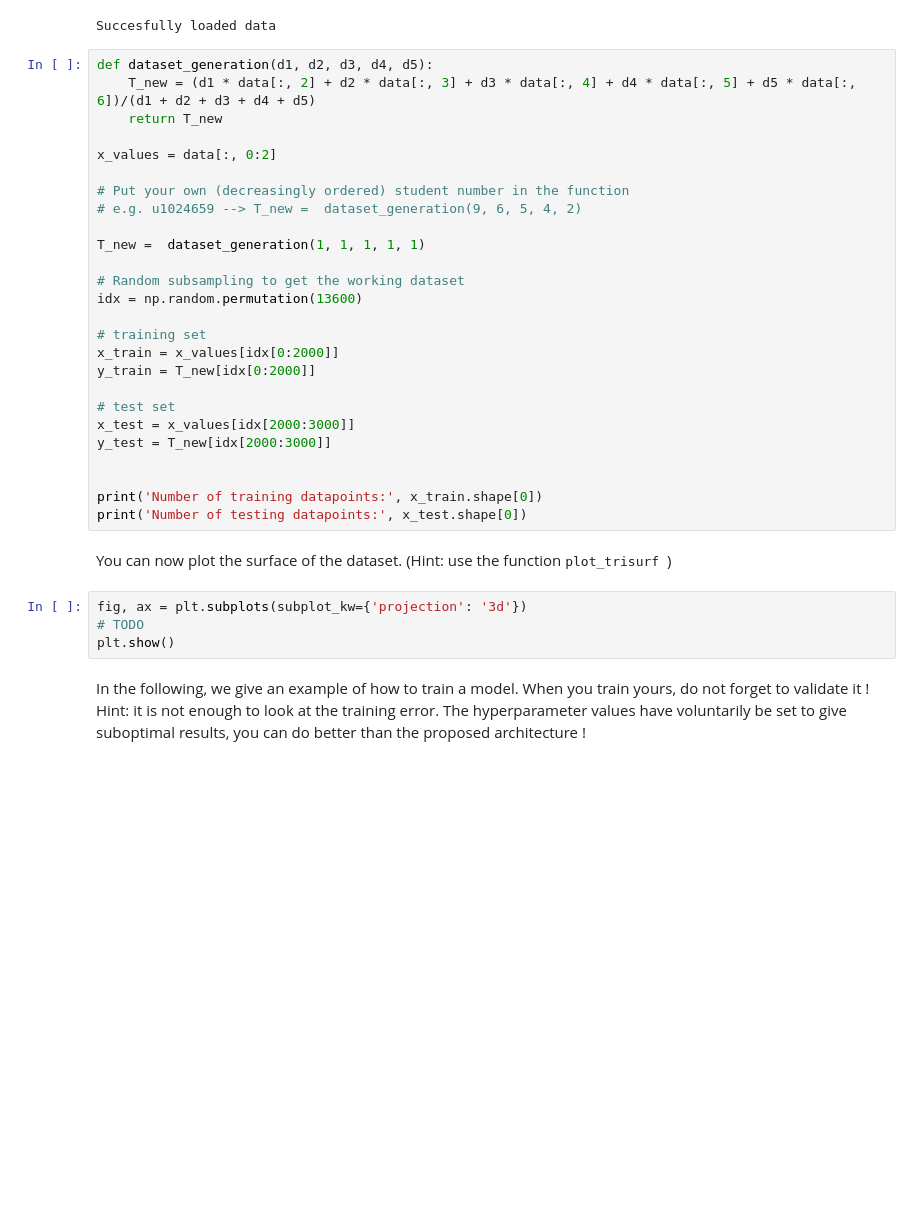
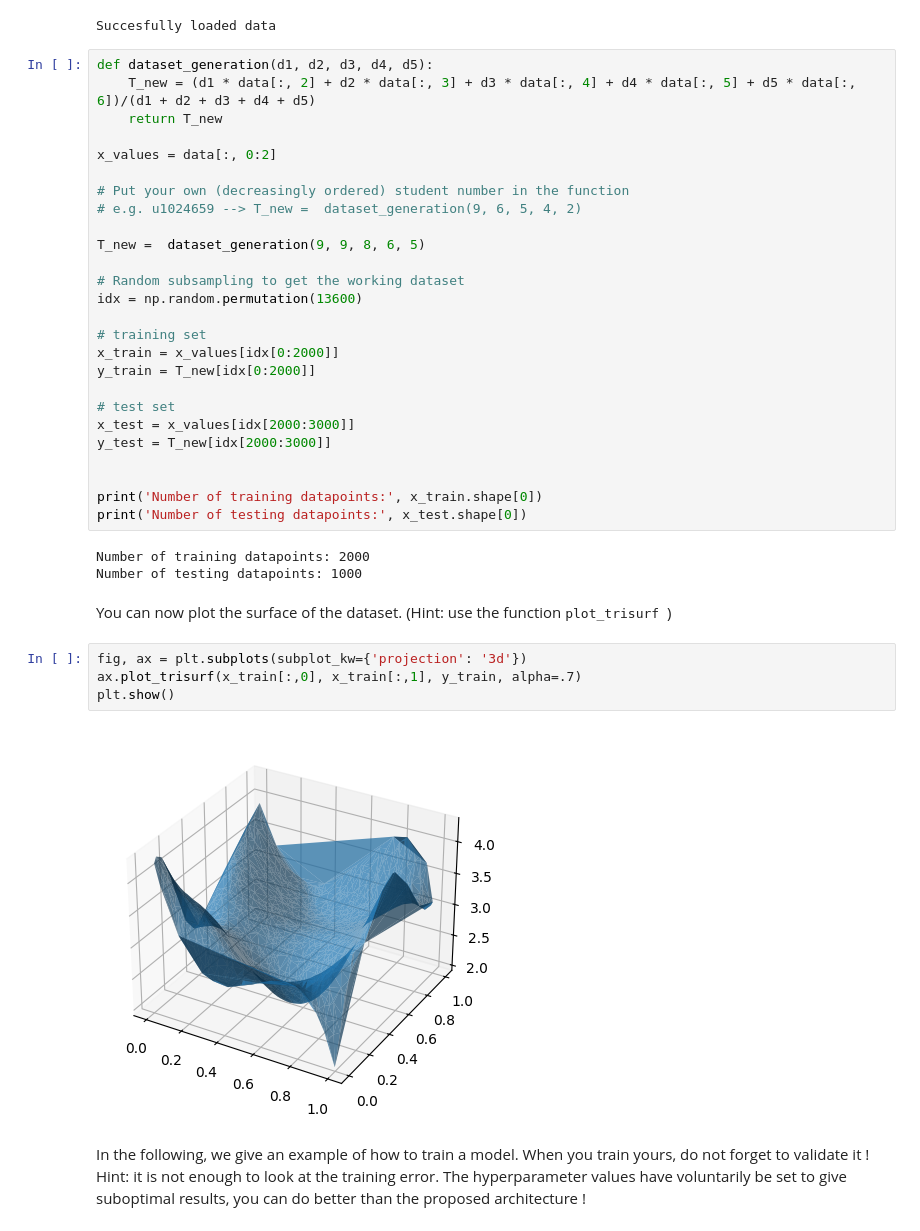
Before and after one commit to ThymeDilation/ANNDL_colab, a Jupyter notebook: session1/session1.ipynb, the cells around one changed output. Cells and saved outputs as stored; diff of their text form; blank space fills up the shorter version.

```diff
--- a/session1/session1.ipynb
+++ b/session1/session1.ipynb
@@ -480,7 +364,7 @@ x_values = data[:, 0:2]
 # Put your own (decreasingly ordered) student number in the function
 # e.g. u1024659 --> T_new =  dataset_generation(9, 6, 5, 4, 2)
 
-T_new =  dataset_generation(1, 1, 1, 1, 1)
+T_new =  dataset_generation(9, 9, 8, 6, 5)
 
 # Random subsampling to get the working dataset
 idx = np.random.permutation(13600)
@@ -496,12 +380,17 @@ y_test = T_new[idx[2000:3000]]
 
 print('Number of training datapoints:', x_train.shape[0])
 print('Number of testing datapoints:', x_test.shape[0])
+# %% [output]
+Number of training datapoints: 2000
+Number of testing datapoints: 1000
 # %% [markdown]
 You can now plot the surface of the dataset. (Hint: use the function <tt> plot_trisurf </tt>)
 # %%
 fig, ax = plt.subplots(subplot_kw={'projection': '3d'})
-# TODO
+ax.plot_trisurf(x_train[:,0], x_train[:,1], y_train, alpha=.7)
 plt.show()
+# %% [output]
+[figure, added]
 # %% [markdown]
 In the following, we give an example of how to train a model. When you train yours, do not forget to validate it ! Hint: it is not enough to look at the training error. The hyperparameter values have voluntarily be set to give suboptimal results, you can do better than the proposed architecture !
 # %%
```
Also changed, not shown: parts of 23 cells of this notebook.
